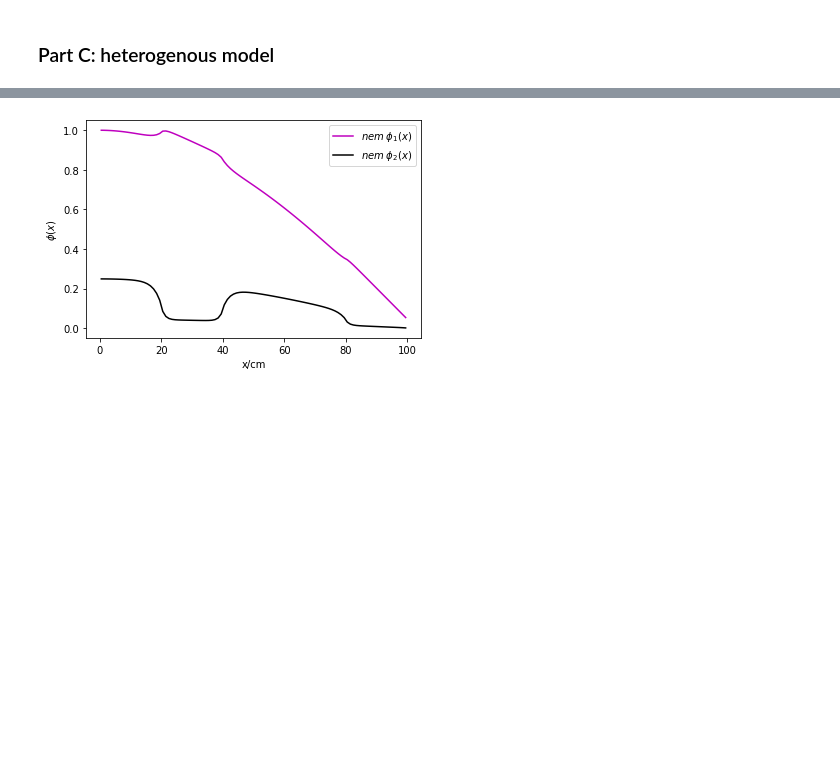
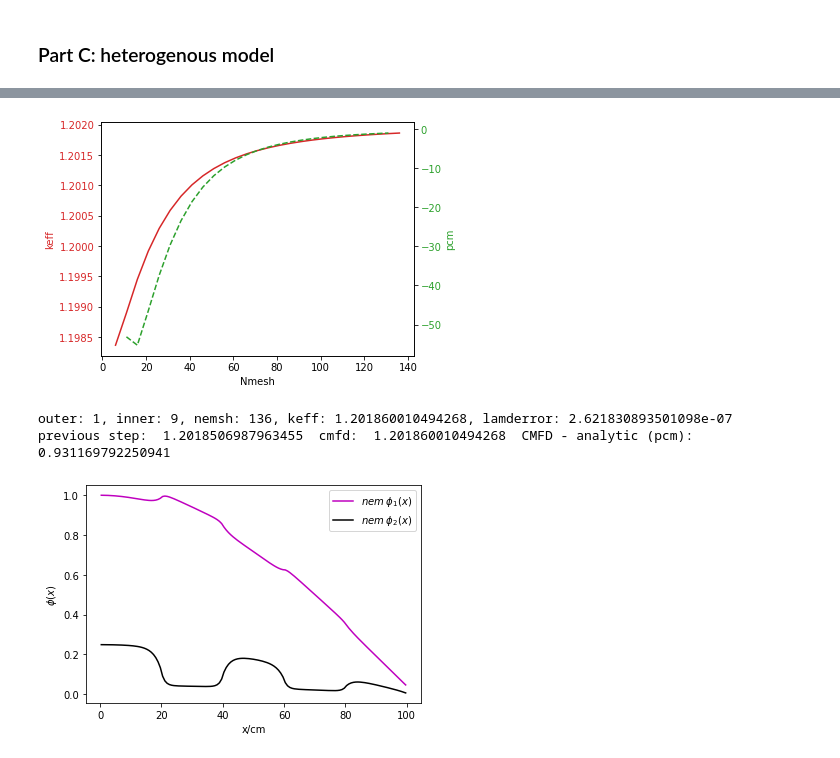
Before and after one commit to sjtao98/NUCL610, a Jupyter notebook: Project2/NUCL610_Project2.ipynb, the cells around one changed output, grey strips where cells are left out. Drawn from its saved outputs; the diff is of its cells as text; code cells hidden in the pictures; blank space fills up the shorter version.

```diff
--- a/Project2/NUCL610_Project2.ipynb
+++ b/Project2/NUCL610_Project2.ipynb
@@ -368,7 +369,7 @@ def _NEM1D(avgphi, u, h, Siga, Sigtr, nuSigf, Sigss, D, Chi, nodenum, lamd, fcW,
       C24  = Ca3 @ beta
       C1   = C024 + C24
 
-      a1 = la.inv(15 * C1 @ Abar) @ (-15 * (C024 @ a024 + C24 @ a24))
+      a1 = la.inv(15 * C1 + Abar) @ (-15 * (C024 @ a024 + C24 @ a24))
       a3 = -C1 @ a1 - C24 @ a24 - C024 @ a024
 
       Jl = -beta @ (a1 + 3 * a2 + 6 * a3 + 10 * a24)
@@ -424,7 +425,7 @@ def _NEM1D(avgphi, u, h, Siga, Sigtr, nuSigf, Sigss, D, Chi, nodenum, lamd, fcW,
       C24  = Ca3 @ beta
       C1   = C024 + C24
 
-      a1 = la.inv(15 * C1 @ Abar) @ (-15 * (C024 @ a024 + C24 @ a24))
+      a1 = la.inv(15 * C1 + Abar) @ (-15 * (C024 @ a024 + C24 @ a24))
       a3 = -C1 @ a1 - C24 @ a24 - C024 @ a024
 
       Jr = -beta @ (a1 + 6 * a3 + a24)
@@ -800,8 +801,8 @@ def _CmfdNemSolver(CASE, THICKNESS, bconl, bconr, nmesh, maxinner, maxouter,\
                                nmesh, lamd, fcW, fcE, bconl, bconr)
 
 
-    print("outer: " + str(n+1) + ", inner: "+ str(inner+1) + ", keff: " + str(1/lamd) + ", lamderror: " \
-          + str(lamderror) + ", max_NDF_change: " + str(max_NDF))
+    print("outer: " + str(n+1) + ", inner: "+ str(inner+1) + ", nemsh: " + str(nmesh) + ", keff: " + str(1/lamd) + ", lamderror: " \
+          + str(lamderror))# + ", max_NDF_change: " + str(max_NDF))
 
     #if max_NDF <= CritNDF:
     if la.norm(phio - phi2g) < CritNDF:
@@ -880,21 +1111,61 @@ outer: 1, inner: 10, keff: 1.203945483271615, lamderror: 6.828462784103095e-08,
 ### Part C: heterogenous model
 # %%
 
-CASE = ['UO2','MOX','UO2','UO2','MOX']
+CASE = ['UO2','MOX','UO2','MOX','UO2']
 THICKNESS = [20, 20, 20, 20, 20]
 bconl = 0 #reflective
 bconr = 1 #vacuum
-nmesh = 1 + 5 * 20
-maxinner = 50
-maxouter = 20
-CritPhi  = 1E-6
-CritK    = 1E-6
+maxinner = 10
+maxouter = 50
+CritNDF  = 1E-8
+CritK    = 1E-5
 WSswitch = 1
-lamdinit = 0.8
-[xs, lamd, phis, Inner, Outer] = _CmfdNemSolver(CASE, THICKNESS, bconl, bconr, nmesh, maxinner, maxouter, WSswitch, CritK, CritNDF, lamdinit)
+lamdinit = 1
+lamd = lamdinit
+nmesh = 1
+mesh_estimate = []
+keff_estimate = []
+pcm_estimate = []
+while True:
+  keff_a = 1/lamd
+  [xs, lamd, phis, Inner, Outer] = _CmfdNemSolver(CASE, THICKNESS, bconl, bconr, \
+                                                1+5*nmesh, maxinner, maxouter, WSswitch, \
+                                                CritK, CritNDF, lamdinit)
+  mesh_estimate.append(1+5*nmesh)
+  keff_estimate.append(1/lamd)
+  pcm_estimate.append((keff_a - 1/lamd) * 1e5)
+  if abs((keff_a - 1/lamd) * 1e5) <= 1:
+    break
+  nmesh += 1
 
-plt.plot(xs, phis[:,0]/phis[0][0], 'm-', label = "$nem \; \phi_1(x)$")
-plt.plot(xs, phis[:,1]/phis[0][0], 'k-', label = "$nem \; \phi_2(x)$")
+print('Meshes needed for < 1 pcm keff error:', 1+5*nmesh)
+
+#homogeneous_plotting(CASE, phis, phia, xs, xa, keff_estimate)
+fig, ax1 = plt.subplots()
+color = 'tab:red'
+ax1.plot(mesh_estimate, keff_estimate, color=color)
+ax1.set_xlabel('Nmesh')
+ax1.set_ylabel('keff', color=color)
+ax1.tick_params(axis='y', labelcolor=color)
+
+ax2 = ax1.twinx()
+color = 'tab:green'
+ax2.plot(mesh_estimate[1:nmesh-1], pcm_estimate[1:nmesh-1], color=color, linestyle='dashed')
+ax2.set_ylabel('pcm', color=color)
+ax2.tick_params(axis='y', labelcolor=color)
+fig.tight_layout()
+plt.show()
+
+
+nmesh = 27
+[xs, lamd, phis, Inner, Outer] = _CmfdNemSolver(CASE, THICKNESS, bconl, bconr, \
+                                    1+5*nmesh, maxinner, maxouter, WSswitch, \
+                                    CritK, CritNDF, lamdinit)
+
+print("previous step: ", keff_a, " cmfd: ", 1/lamd, " CMFD - analytic (pcm): ", (1/lamd - keff_a)*1e5)
+scale = phis[0][0]
+plt.plot(xs, phis[:,0]/scale, 'm-', label = "$nem \; \phi_1(x)$")
+plt.plot(xs, phis[:,1]/scale, 'k-', label = "$nem \; \phi_2(x)$")
 plt.yscale("linear")
 plt.xlabel('x/cm')
 plt.ylabel('$\phi(x)$')
@@ -905 +1192,4 @@ outer: 1, inner: 11, keff: 1.2021509228669642, lamderror: 1.4571181039535475e-08
-[figure, old version]
+[figure, new version]
+outer: 1, inner: 9, nemsh: 136, keff: 1.201860010494268, lamderror: 2.621830893501098e-07
+previous step:  1.2018506987963455  cmfd:  1.201860010494268  CMFD - analytic (pcm):  0.931169792250941
+[figure, added]
```
Also changed, not shown: parts of 5 cells of this notebook.
